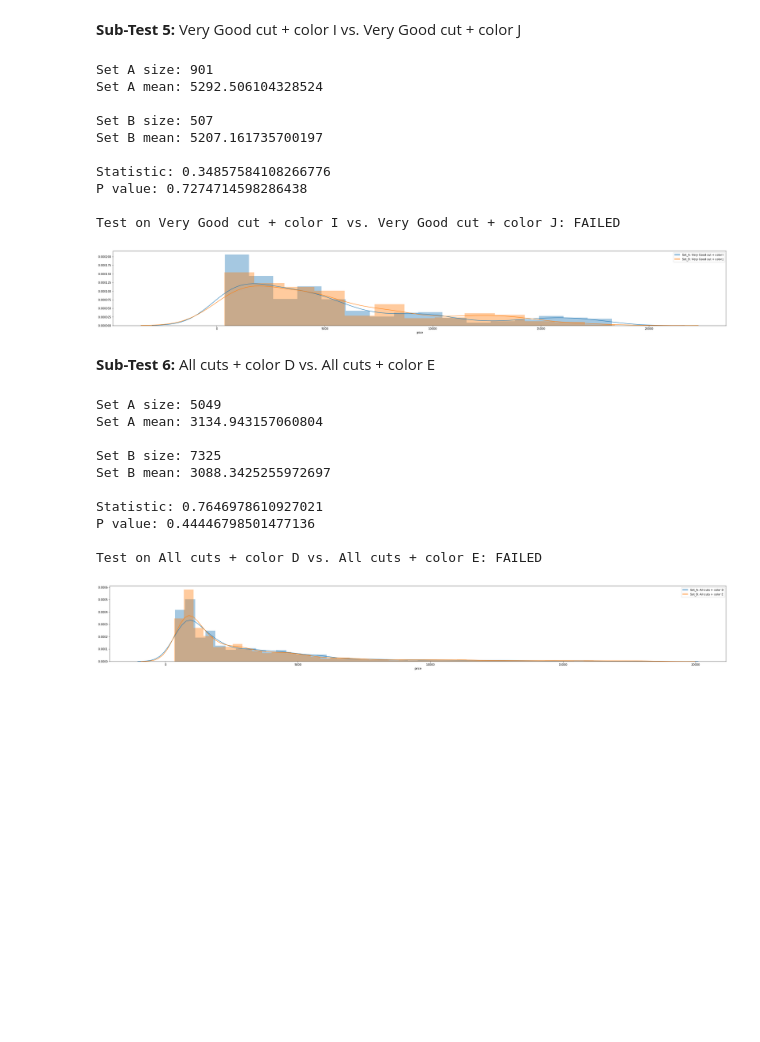
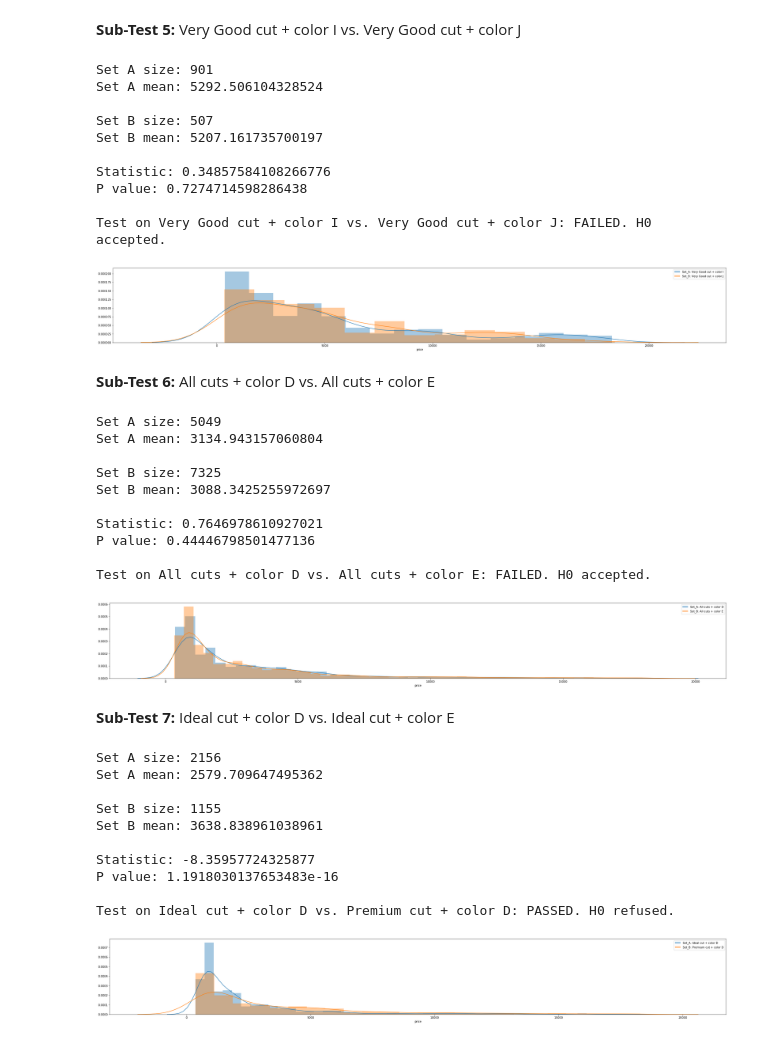
Before and after one commit to Pvillamanario/diamond_EDA, a Jupyter notebook: notebooks/Diamonds_hypothesis_testing.ipynb, the cells around one changed output. Saved outputs shown, nothing was run; the diff lists cells and outputs as text; code cells hidden in the pictures; blank space fills up the shorter version.

```diff
--- a/notebooks/Diamonds_hypothesis_testing.ipynb
+++ b/notebooks/Diamonds_hypothesis_testing.ipynb
@@ -80,6 +76,11 @@ True
 Our sample includes diamonds with different features (carat, cut, color clarity, etc.). It seems clear that the carat plays an important role in price. However, it's not that clear whether the prices of some "sub-groups" are significantly different from each other. These are the "sub-groups" that you might feel suspicious about it:
 # %%
 def subsets_test(set_A, set_B):
+
+    '''
+    Function that returns the test result
+    '''
+
     test = ttest_ind(set_A, set_B, equal_var=False)
 
     print(f'Set A size: {set_A.size}\nSet A mean: {set_A.mean()}')
@@ -92,6 +93,6 @@ def subsets_test(set_A, set_B):
     print()
 
     if test.pvalue < 0.05:
-        print(f'Test on {TEST}: PASSED\n')
+        print(f'Test on {TEST}: PASSED. H0 refused.\n')
     else:
-        print(f'Test on {TEST}: FAILED\n')
+        print(f'Test on {TEST}: FAILED. H0 accepted.\n')
@@ -263,7 +266,7 @@ Set B mean: 5207.161735700197
 Statistic: 0.34857584108266776
 P value: 0.7274714598286438
 
-Test on Very Good cut + color I vs. Very Good cut + color J: FAILED
+Test on Very Good cut + color I vs. Very Good cut + color J: FAILED. H0 accepted.
 [figure]
 # %% [markdown]
 **Sub-Test 6:** All cuts + color D vs. All cuts + color E
@@ -293,5 +296,37 @@ Set B mean: 3088.3425255972697
 Statistic: 0.7646978610927021
 P value: 0.44446798501477136
 
-Test on All cuts + color D vs. All cuts + color E: FAILED
+Test on All cuts + color D vs. All cuts + color E: FAILED. H0 accepted.
 [figure]
+# %% [markdown]
+**Sub-Test 7:** Ideal cut + color D vs. Ideal cut + color E
+# %%
+TEST = 'Ideal cut + color D vs. Premium cut + color D'
+
+cut_filter_A = data['cut']=='Ideal'
+color_filter_A = data['color']=='D'
+
+cut_filter_B = data['cut']=='Premium'
+color_filter_B = data['color']=='D'
+
+set_A = data[cut_filter_A & color_filter_A]['price']
+set_B = data[cut_filter_B & color_filter_B]['price']
+
+subsets_test(set_A, set_B)
+
+fig, axes = plt.subplots(ncols=1, nrows =1, figsize = (40,5))
+for a in [set_A, set_B]:
+    ax = sns.distplot(a)
+    ax.legend(labels=[f'Set_A: Ideal cut + color D','Set_B: Premium cut + color D']);
+# %% [output]
+Set A size: 2156
+Set A mean: 2579.709647495362
+
+Set B size: 1155
+Set B mean: 3638.838961038961
+
+Statistic: -8.35957724325877
+P value: 1.1918030137653483e-16
+
+Test on Ideal cut + color D vs. Premium cut + color D: PASSED. H0 refused.
+[figure, added]
```
Also changed, not shown: parts of 25 cells of this notebook.
